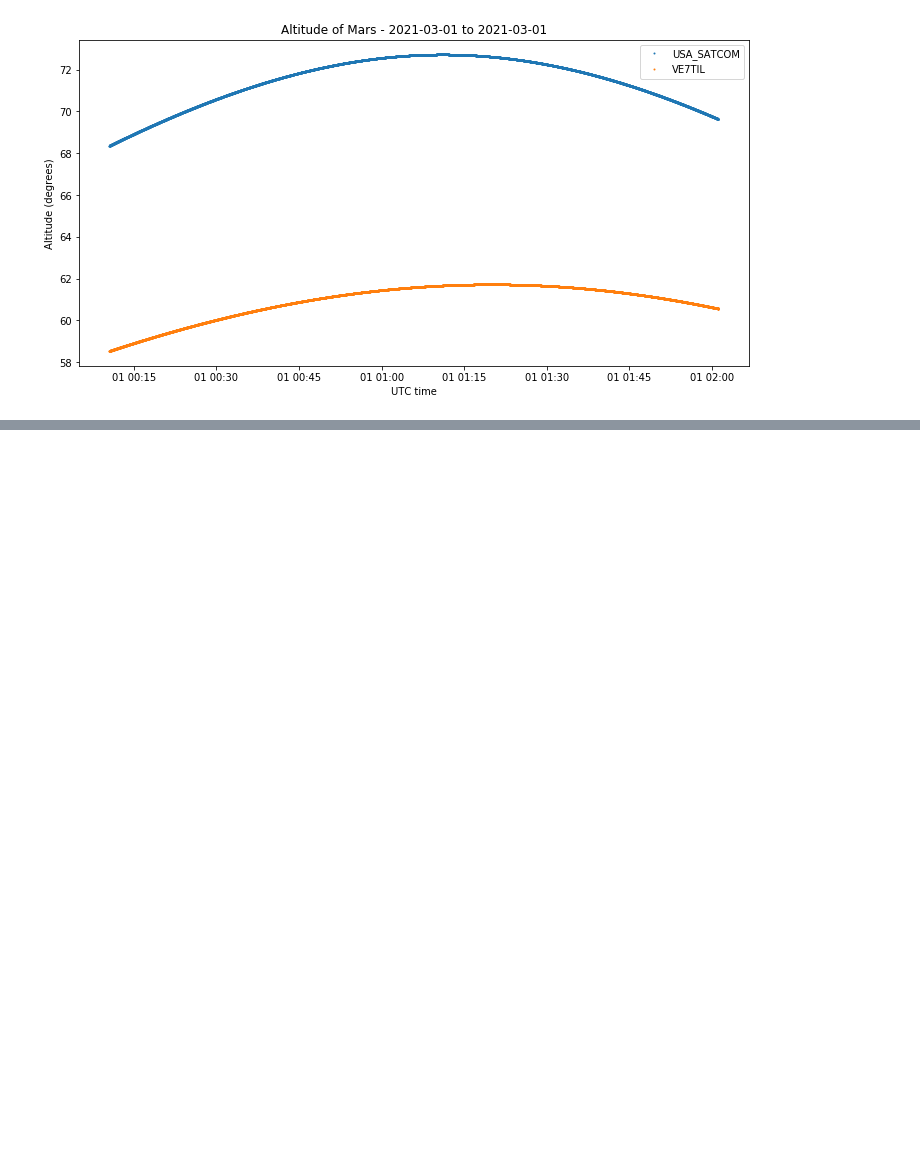
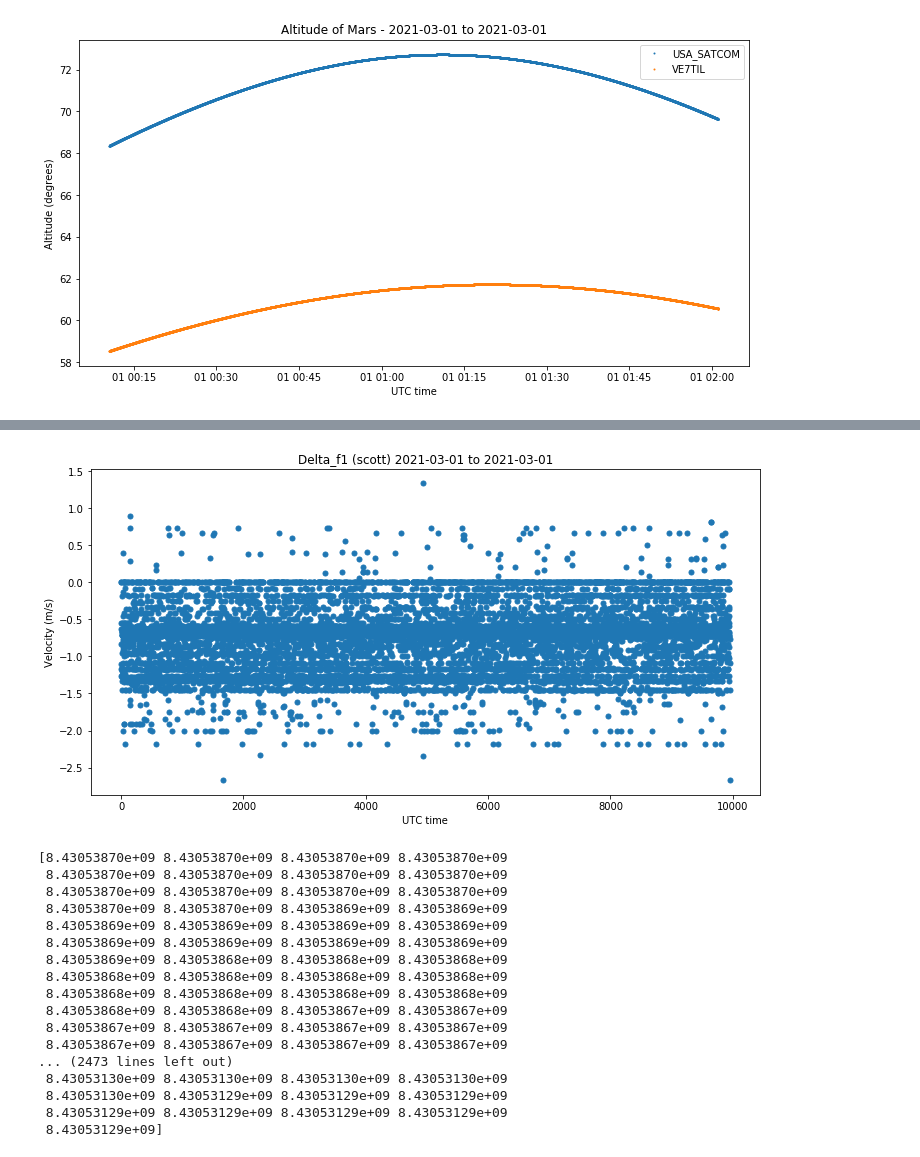
Before and after one commit to ScottTilley/tianwen1, a Jupyter notebook: difference/Concurrent Doppler Observations of TIANWEN-1.ipynb, the cells around one changed output, grey strips where cells are left out. Saved outputs shown, nothing was run; the diff lists cells and outputs as text; code cells hidden in the pictures; blank space fills up the shorter version.

```diff
--- a/difference/Concurrent Doppler Observations of TIANWEN-1.ipynb
+++ b/difference/Concurrent Doppler Observations of TIANWEN-1.ipynb
@@ -110,0 +162,26 @@ plt.show();
+# %%
+plt.plot(f2,'.',markersize=10,  label = 'strf file')
+plt.title('Delta_f1 (scott) %s to %s'%(joe_t_data.datetime[0].strftime('%Y-%m-%d'), joe_t_data.datetime[len(freq_diff)-1].strftime('%Y-%m-%d')))
+plt.ylabel('Velocity (m/s)')
+plt.xlabel('UTC time')
+plt.show();
+print(scott_interp)
+# %% [output]
+[figure, added]
+[8.43053870e+09 8.43053870e+09 8.43053870e+09 8.43053870e+09
+ 8.43053870e+09 8.43053870e+09 8.43053870e+09 8.43053870e+09
+ 8.43053870e+09 8.43053870e+09 8.43053870e+09 8.43053870e+09
+ 8.43053870e+09 8.43053870e+09 8.43053869e+09 8.43053869e+09
+ 8.43053869e+09 8.43053869e+09 8.43053869e+09 8.43053869e+09
+ 8.43053869e+09 8.43053869e+09 8.43053869e+09 8.43053869e+09
+ 8.43053869e+09 8.43053868e+09 8.43053868e+09 8.43053868e+09
+ 8.43053868e+09 8.43053868e+09 8.43053868e+09 8.43053868e+09
+ 8.43053868e+09 8.43053868e+09 8.43053868e+09 8.43053868e+09
+ 8.43053868e+09 8.43053868e+09 8.43053867e+09 8.43053867e+09
+ 8.43053867e+09 8.43053867e+09 8.43053867e+09 8.43053867e+09
+ 8.43053867e+09 8.43053867e+09 8.43053867e+09 8.43053867e+09
+... (2473 lines left out)
+ 8.43053130e+09 8.43053130e+09 8.43053130e+09 8.43053130e+09
+ 8.43053130e+09 8.43053129e+09 8.43053129e+09 8.43053129e+09
+ 8.43053129e+09 8.43053129e+09 8.43053129e+09 8.43053129e+09
+ 8.43053129e+09]
```
Also changed, not shown: parts of 9 cells of this notebook.
